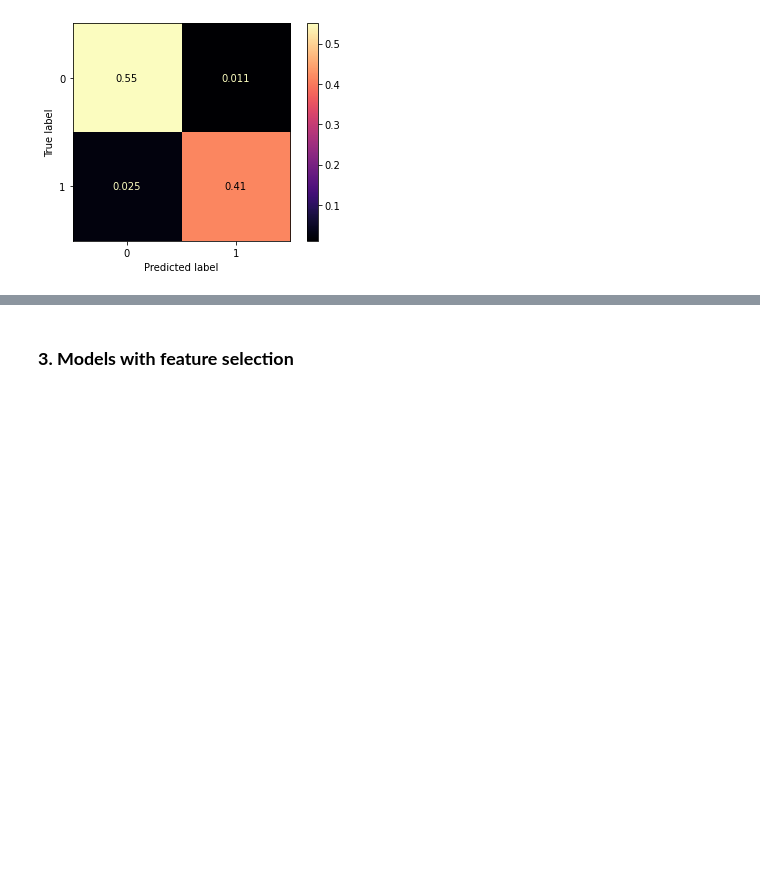
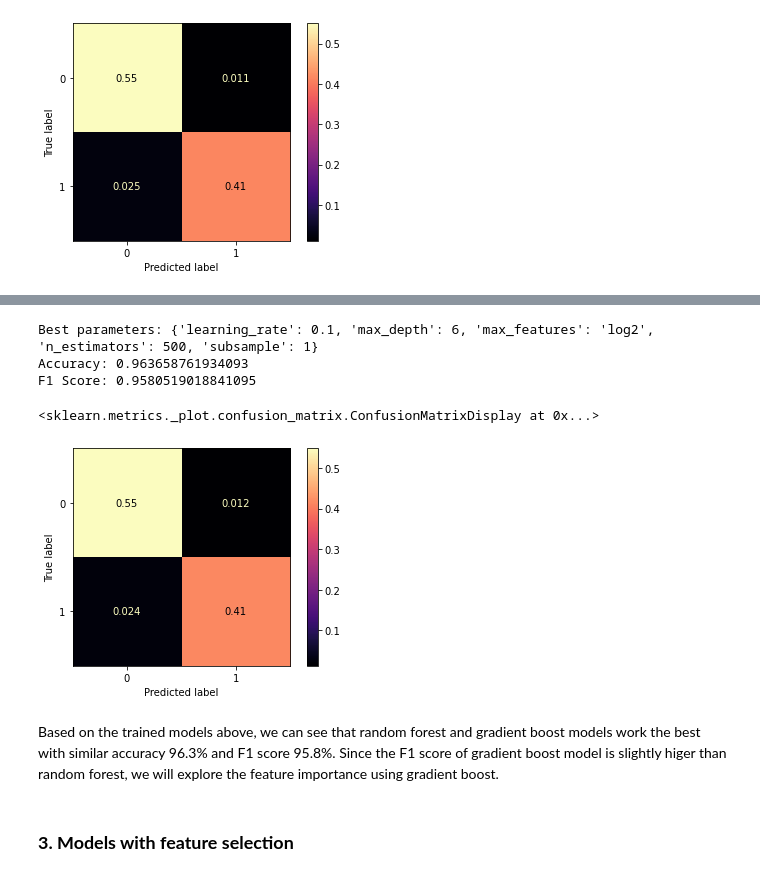
Before and after one commit to Dogecat0/kaggle_projects, a Jupyter notebook: kaggle_airline_passenger_satisfaction/airline_passenger_satisfaction_analysis.ipynb, the cells around one changed output, grey strips where cells are left out. Cells and saved outputs as stored; diff of their text form; code cells hidden in the pictures; blank space fills up the shorter version.

Commit message:
add gradient boost modle for training

```diff
--- a/kaggle_airline_passenger_satisfaction/airline_passenger_satisfaction_analysis.ipynb
+++ b/kaggle_airline_passenger_satisfaction/airline_passenger_satisfaction_analysis.ipynb
@@ -469,0 +473,10 @@ F1 Score: 0.9579487179487179
+# %%
+boost = GradientBoostingClassifier()
+param_grid_boost = {'learning_rate': [0.01, 0.05, 0.1],
+                    'subsample':[0.5, 0.75, 1],
+                    'n_estimators': [100, 500],
+                    'max_depth': [2, 4, 6],
+                    'max_features':['sqrt', 'log2']}
+cv = RepeatedStratifiedKFold(n_splits=6, n_repeats=3, random_state=1)
+gsb = GridSearchCV(boost, param_grid=param_grid_boost, cv=cv, verbose=1, n_jobs=-1)
+gsb.fit(X_train, y_train.values.ravel())
@@ -470,3 +493,17 @@ F1 Score: 0.9579487179487179
+# %%
+print('Best parameters:', gsb.best_params_)
+print('Accuracy:', metrics.accuracy_score(y_test, gsb.predict(X_test)))
+print('F1 Score:', metrics.f1_score(y_test, gsb.predict(X_test)))
+metrics.plot_confusion_matrix(gsb, X_test, y_test,cmap=plt.cm.magma, normalize = 'all')
+# %% [output]
+Best parameters: {'learning_rate': 0.1, 'max_depth': 6, 'max_features': 'log2', 'n_estimators': 500, 'subsample': 1}
+Accuracy: 0.963658761934093
+F1 Score: 0.9580519018841095
+<sklearn.metrics._plot.confusion_matrix.ConfusionMatrixDisplay at 0x...>
+[figure, added]
+# %% [markdown]
+Based on the trained models above, we can see that random forest and gradient boost models work the best with similar accuracy 96.3% and F1 score 95.8%.
+Since the F1 score of gradient boost model is slightly higer than random forest, we will explore the feature importance using gradient boost.
 # %% [markdown]
 ### **3. Models with feature selection**
 # %% [markdown]
```
Also changed, not shown: parts of 5 cells of this notebook, 1 other file.
